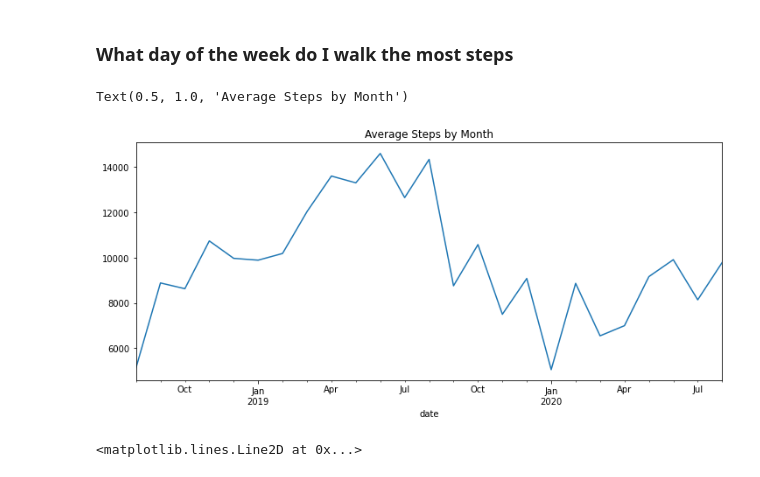
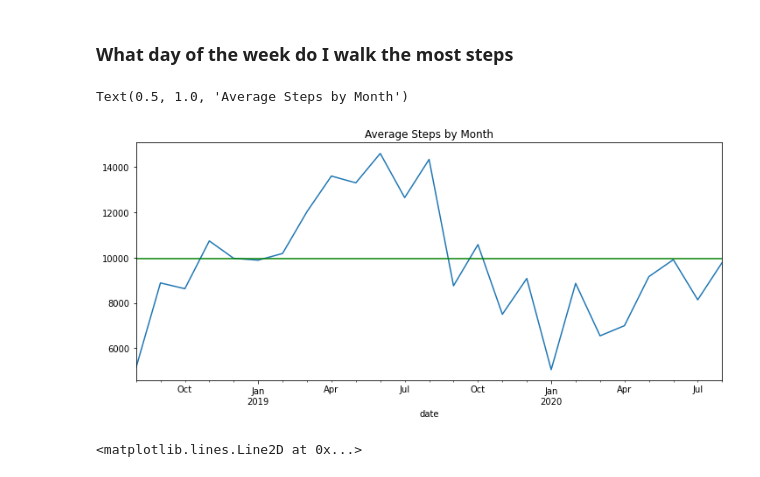
Before and after one commit to noahmelngailis/time_series_steps_project, a Jupyter notebook: time_series_mvp.ipynb, the cells around one changed output. Cells and saved outputs as stored; diff of their text form; code cells hidden in the pictures.

```diff
--- a/time_series_mvp.ipynb
+++ b/time_series_mvp.ipynb
@@ -256,10 +256,11 @@ df['day_of_the_week'] = df.index.strftime('%w') + "-" + df.weekday
 # %%
 plt.figure(figsize=(12,5))
 df.steps.resample("M").mean().plot()
+plt.axhline(y=df.steps.mean(), color='g', linestyle='-')
 plt.title("Average Steps by Month")
 # %% [output]
 Text(0.5, 1.0, 'Average Steps by Month')
-[figure, old version]
+[figure, new version]
 # %%
 plt.figure(figsize=(12,5))
 df.steps.rolling(30).mean().plot(color="Red")
```
